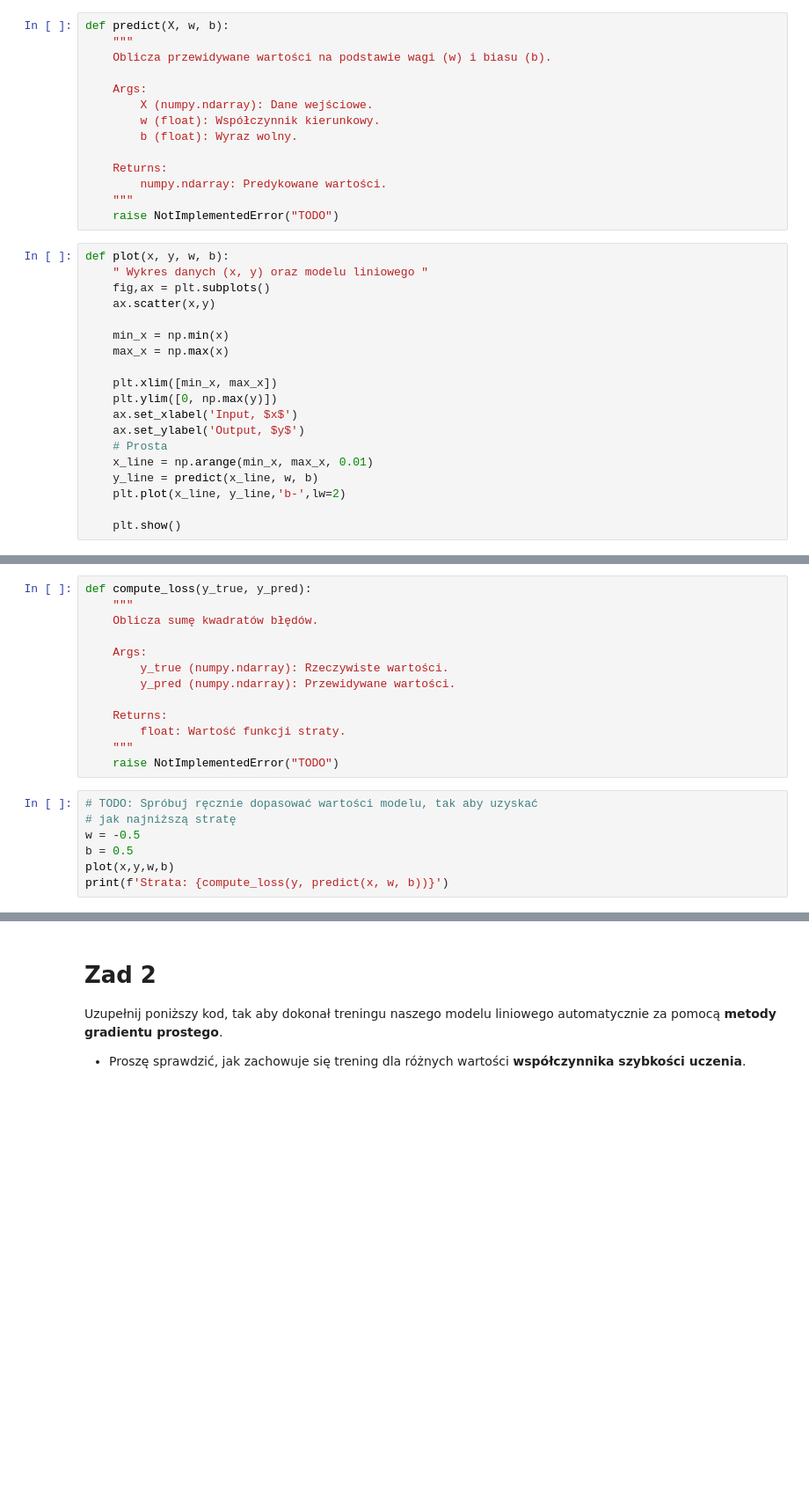
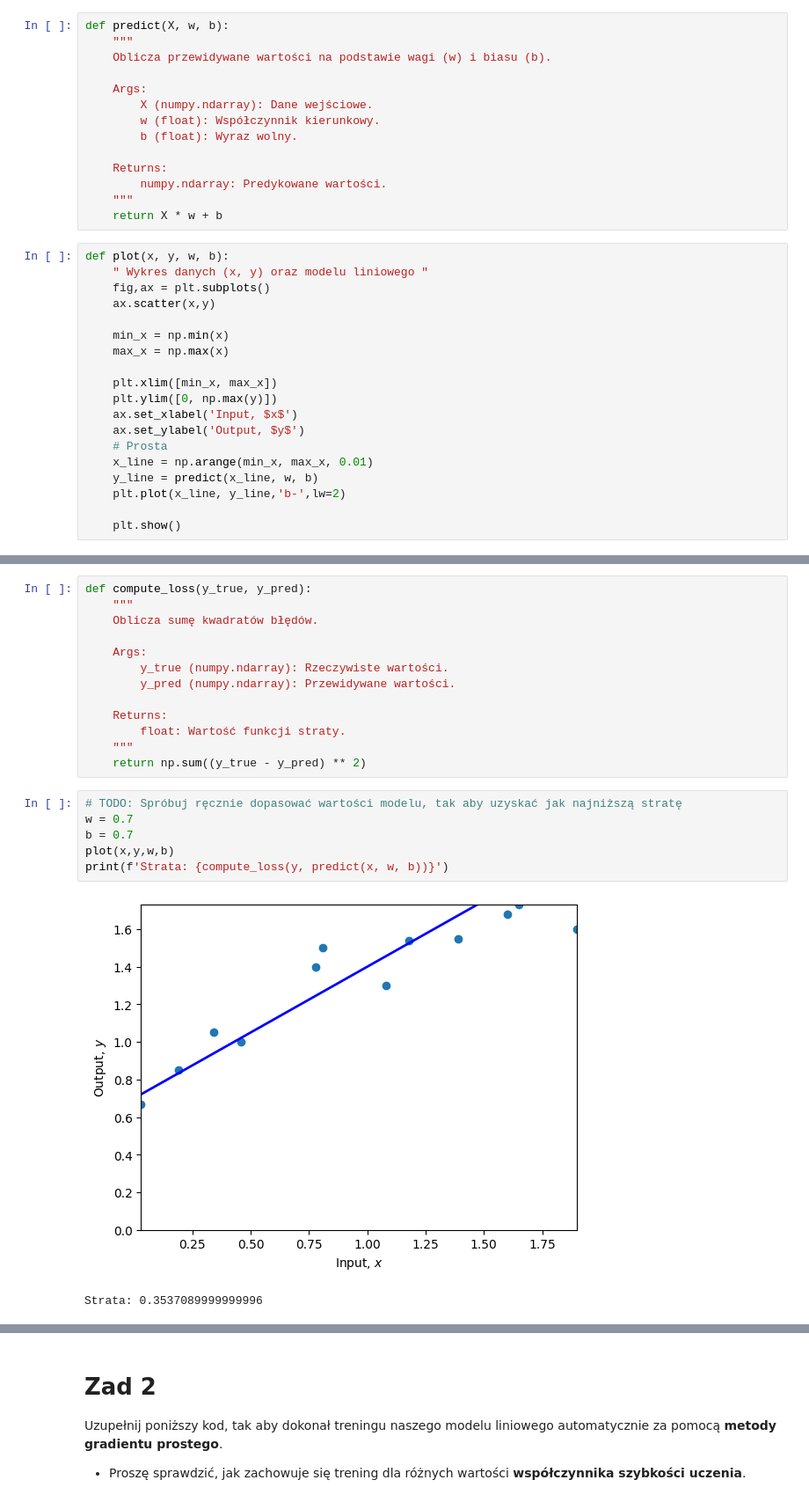
Before and after one commit to janbanot/msc-cs-code, a Jupyter notebook: DL_2025_Lab1b.ipynb, the cells around one changed output, grey strips where cells are left out. Shown at 88% size. Saved outputs shown, nothing was run; the diff lists cells and outputs as text; blank space fills up the shorter version.

```diff
--- a/DL_2025_Lab1b.ipynb
+++ b/DL_2025_Lab1b.ipynb
@@ -32,7 +32,7 @@ def predict(X, w, b):
     Returns:
         numpy.ndarray: Predykowane wartości.
     """
-    raise NotImplementedError("TODO")
+    return X * w + b
 # %%
 def plot(x, y, w, b):
     " Wykres danych (x, y) oraz modelu liniowego "
@@ -70,11 +72,13 @@ def compute_loss(y_true, y_pred):
     Returns:
         float: Wartość funkcji straty.
     """
-    raise NotImplementedError("TODO")
+    return np.sum((y_true - y_pred) ** 2)
 # %%
-# TODO: Spróbuj ręcznie dopasować wartości modelu, tak aby uzyskać
-# jak najniższą stratę
-w = -0.5
-b = 0.5
+# TODO: Spróbuj ręcznie dopasować wartości modelu, tak aby uzyskać jak najniższą stratę
+w = 0.7
+b = 0.7
 plot(x,y,w,b)
 print(f'Strata: {compute_loss(y, predict(x, w, b))}')
+# %% [output]
+[figure, added]
+Strata: 0.3537089999999996
```
Also changed, not shown: parts of 14 cells of this notebook.
